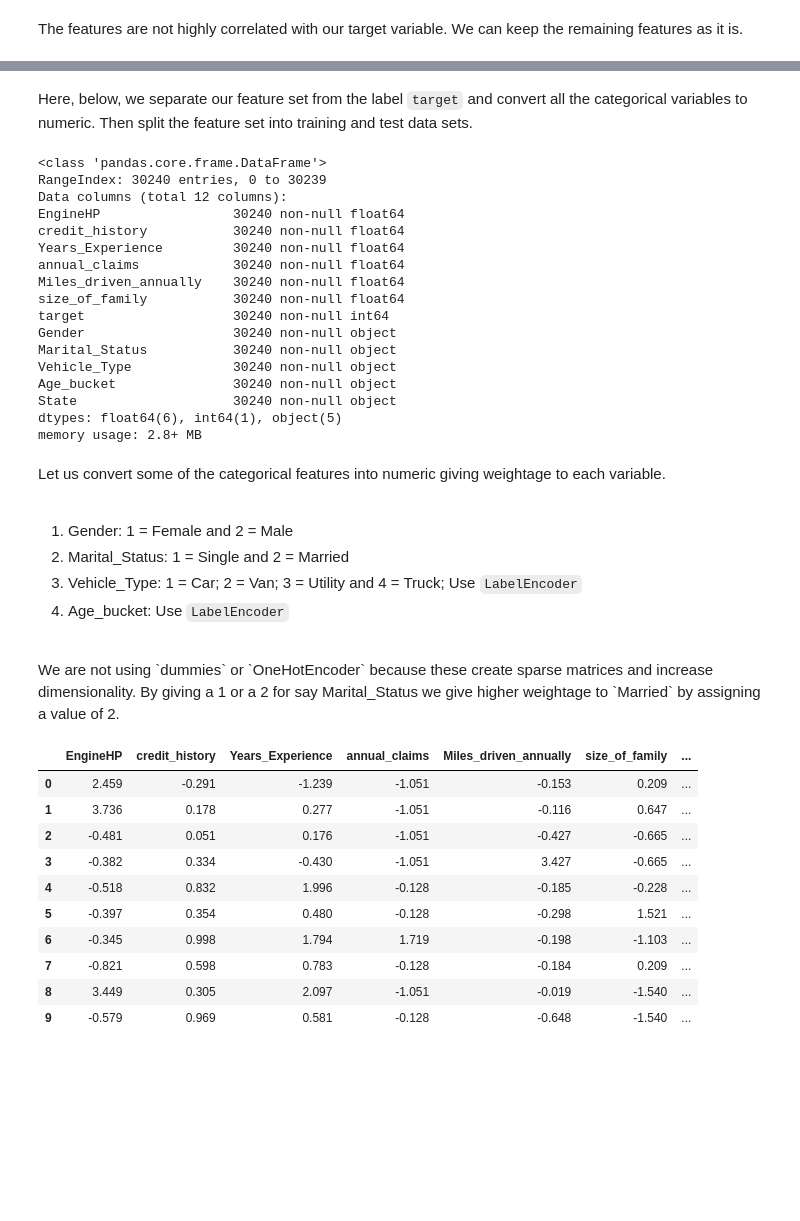
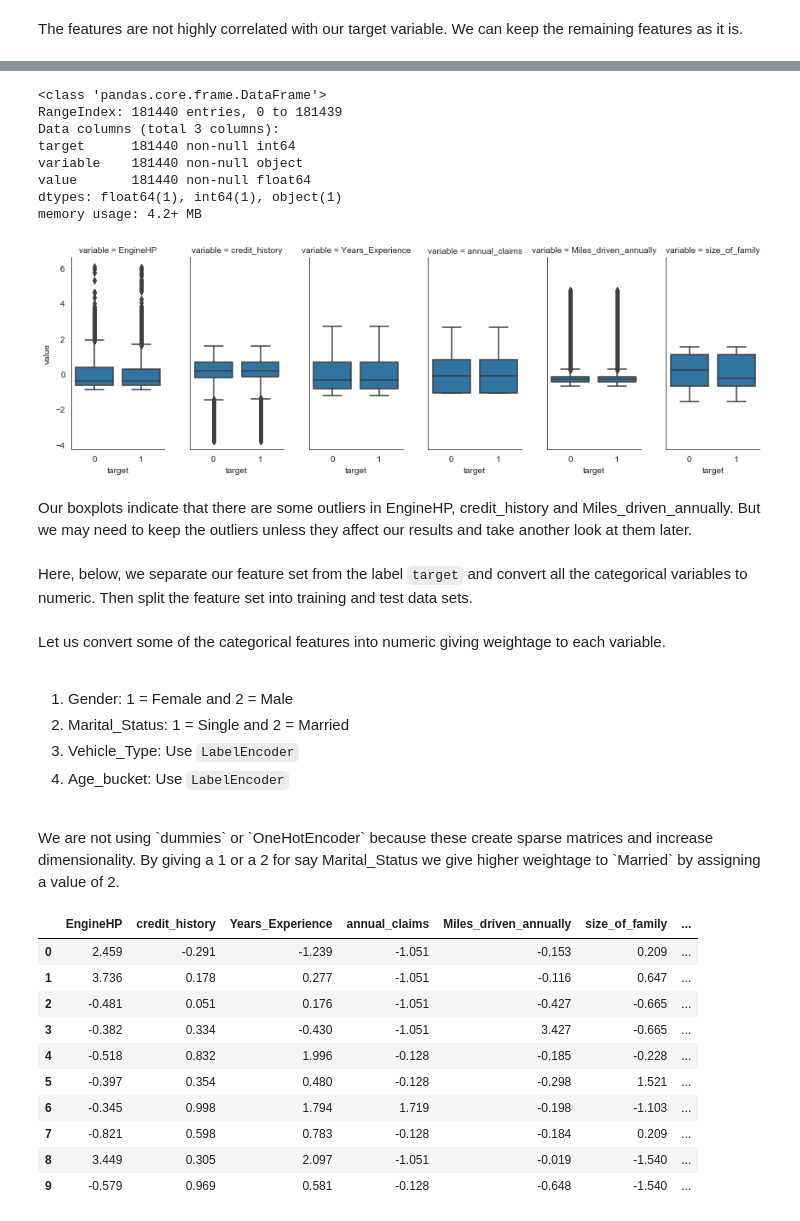
Before and after one commit to mu-mandayam/DataScience, a Jupyter notebook: Sup_Learning_Capstone_Safe_Driver.ipynb, the cells around one changed output, grey strips where cells are left out. Saved outputs shown, nothing was run; the diff lists cells and outputs as text; code cells hidden in the pictures; blank space fills up the shorter version.

```diff
--- a/Sup_Learning_Capstone_Safe_Driver.ipynb
+++ b/Sup_Learning_Capstone_Safe_Driver.ipynb
@@ -308,6 +308,9 @@ safe_driver_scaled = pd.DataFrame(preprocessing.scale(safe_driver_num_features),
 # We will concatenate the scaled dataframe with the categorical feature set
 
 safe_driver = pd.concat([safe_driver_scaled, safe_driver['target'], safe_driver_cat_features], axis=1)
+
+# We will add the 'target' label back to the scaled dataframe as we may need it later
+safe_driver_scaled = pd.concat([safe_driver_scaled, safe_driver['target']], axis=1)
 # %%
 safe_driver.head(10)
 # %% [output]
@@ -379,31 +386,36 @@ plt.figure(figsize=(20, 15))
+# %%
+# Let us also look at the relationship between our dependent variable with categorical variables
+
+# Plot all the variables with boxplots for each continuous variable.
+
+# Restructure the data so we can use FacetGrid
+
+safe_driver_melt = pd.melt(safe_driver_scaled, id_vars=['target'])
+safe_driver_melt.info()
+g = sns.FacetGrid(safe_driver_melt, col='variable', size=4, aspect=.5)
+g = g.map(sns.boxplot, "target", "value")
+
+plt.show()
+# %% [output]
+<class 'pandas.core.frame.DataFrame'>
+RangeIndex: 181440 entries, 0 to 181439
+Data columns (total 3 columns):
+target      181440 non-null int64
+variable    181440 non-null object
+value       181440 non-null float64
+dtypes: float64(1), int64(1), object(1)
+memory usage: 4.2+ MB
+[figure, added]
+# %% [markdown]
+Our boxplots indicate that there are some outliers in EngineHP, credit_history and Miles_driven_annually. But we may need to keep the outliers unless they affect our results and take another look at them later.
 # %% [markdown]
 Here, below, we separate our feature set from the label `target` and convert all the categorical variables to numeric. Then split the feature set into training and test data sets.
-# %%
-safe_driver.info()
-# %% [output]
-<class 'pandas.core.frame.DataFrame'>
-RangeIndex: 30240 entries, 0 to 30239
-Data columns (total 12 columns):
-EngineHP                 30240 non-null float64
-credit_history           30240 non-null float64
-Years_Experience         30240 non-null float64
-annual_claims            30240 non-null float64
-Miles_driven_annually    30240 non-null float64
-size_of_family           30240 non-null float64
-target                   30240 non-null int64
-Gender                   30240 non-null object
-Marital_Status           30240 non-null object
-Vehicle_Type             30240 non-null object
-Age_bucket               30240 non-null object
-State                    30240 non-null object
-dtypes: float64(6), int64(1), object(5)
-memory usage: 2.8+ MB
 # %% [markdown]
 Let us convert some of the categorical features into numeric giving weightage to each variable.<br>
 <br>
 1. Gender: 1 = Female and 2 = Male<br>
 2. Marital_Status: 1 = Single and 2 = Married<br>
-3. Vehicle_Type: 1 = Car; 2 = Van; 3 = Utility and 4 = Truck; Use `LabelEncoder`<br>
+3. Vehicle_Type: Use `LabelEncoder`<br>
 4. Age_bucket: Use `LabelEncoder`<br>
 <br>
 We are not using `dummies` or `OneHotEncoder` because these create sparse matrices and increase dimensionality. By giving a 1 or a 2 for say Marital_Status we give higher weightage to `Married` by assigning a value of 2.
```
Also changed, not shown: parts of 24 cells of this notebook.
